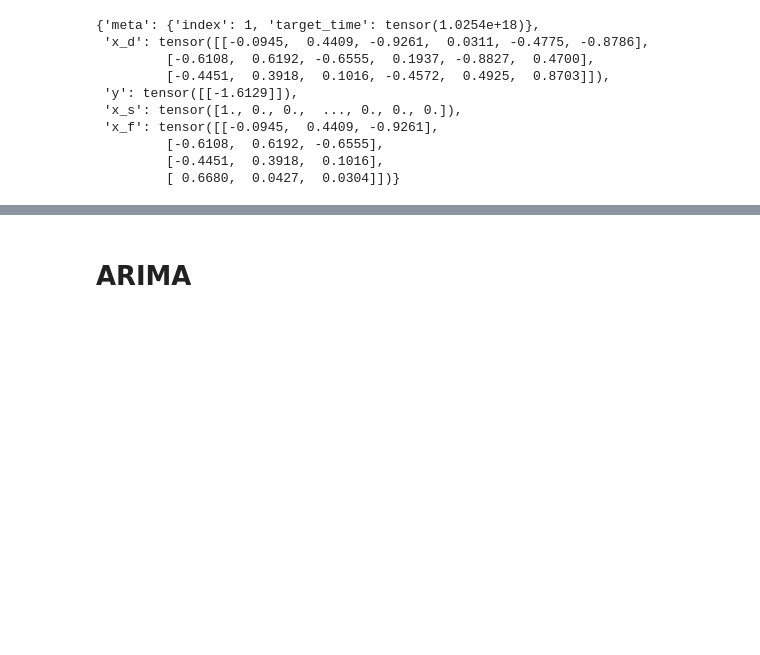
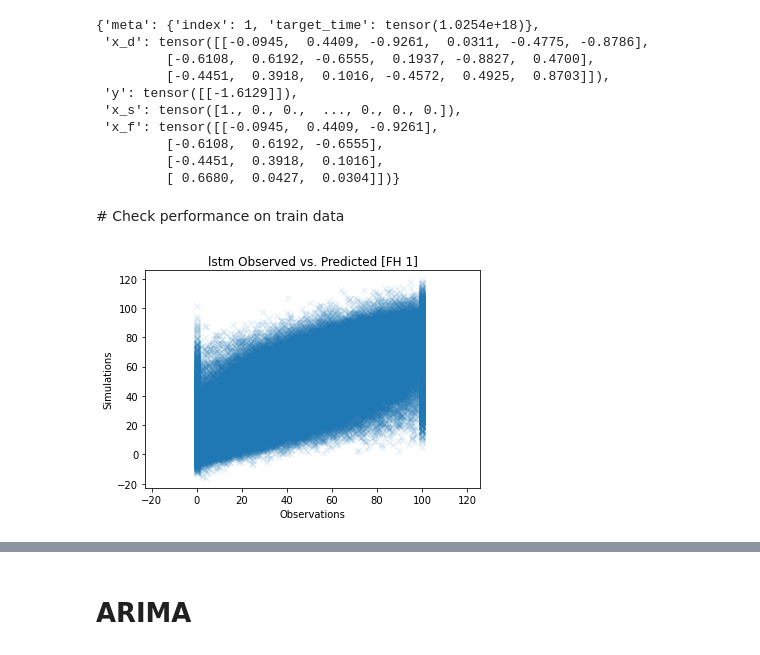
Before and after one commit to tommylees112/spatio_temporal, a Jupyter notebook: notebooks/kenya_evaluate.ipynb, the cells around one changed output, grey strips where cells are left out. Cells and saved outputs as stored; diff of their text form; code cells hidden in the pictures; blank space fills up the shorter version.

```diff
--- a/notebooks/kenya_evaluate.ipynb
+++ b/notebooks/kenya_evaluate.ipynb
@@ -168,4 +144,3 @@ for i in range(5):
 # %%
-cfg._cfg["run_dir"] = run_dir
 cfg._cfg["device"] = "cpu"
 trainer = Trainer(cfg, ds)
@@ -185,3 +158,12 @@ dataset.__getitem__(1)
          [-0.6108,  0.6192, -0.6555],
          [-0.4451,  0.3918,  0.1016],
          [ 0.6680,  0.0427,  0.0304]])}
+# %% [markdown]
+# Check performance on train data
+# %%
+cfg.run_dir = run_dir
+tester = Tester(cfg, ds, subset="train")
+# %%
+train_preds = tester.run_test(save_preds=False)
+# %% [output]
+[figure, added]
```
Also changed, not shown: parts of 24 cells of this notebook, 3 other files.
